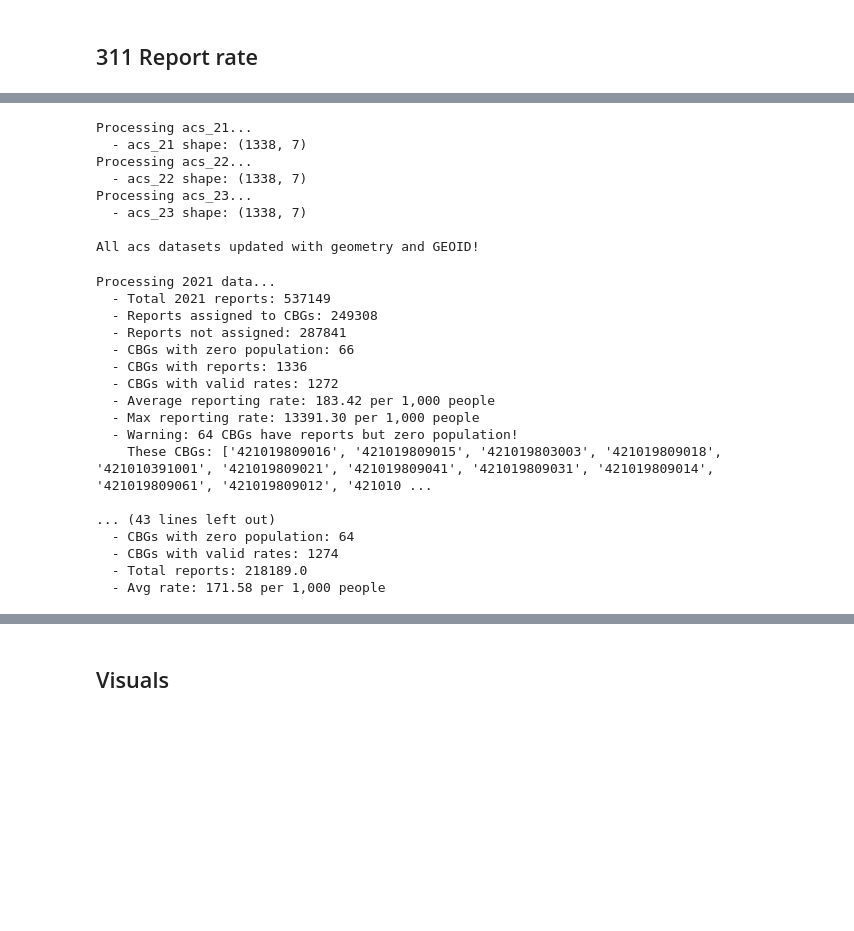
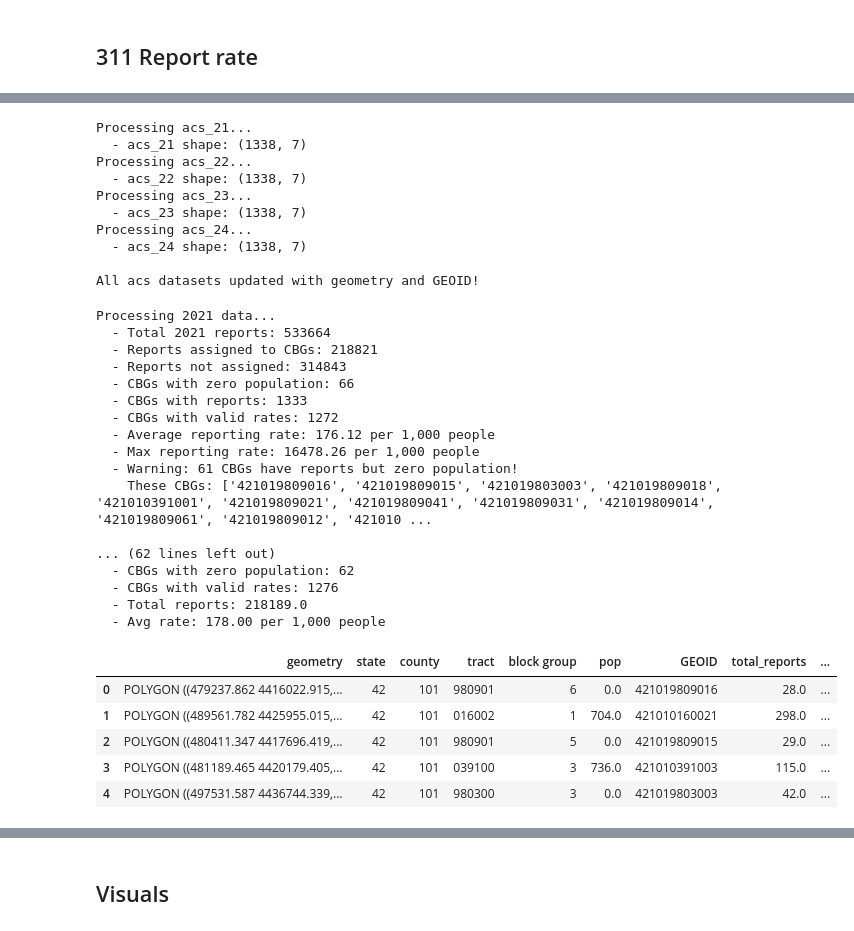
Before and after one commit to yuxinlg/Illegal-Dumping, a Jupyter notebook: code/acs.ipynb, the cells around one changed output, grey strips where cells are left out. Saved outputs shown, nothing was run; the diff lists cells and outputs as text; code cells hidden in the pictures; blank space fills up the shorter version.

```diff
--- a/code/acs.ipynb
+++ b/code/acs.ipynb
@@ -107,7 +209,8 @@ for year in years:
 ## 311 Report rate
 # %%
 ## import 311 data
-## load 2023 data
+pc311_24 = gpd.read_file('data/311/2024/public_cases_fc.shp')
+
 pc311_23 = gpd.read_file('data/311/2023/public_cases_fc.shp')
 
 ## load 2022 data
@@ -116,9 +219,9 @@ pc311_22 = gpd.read_file('data/311/2022/public_cases_fc.shp')
 ## load 2021 data
 pc311_21 = gpd.read_file('data/311/2021/public_cases_fc.shp')
 # %%
-datasets = [pc311_21, pc311_22, pc311_23]
-dataset_names = ['pc311_21', 'pc311_22', 'pc311_23']
-years = [2021, 2022, 2023]
+datasets = [pc311_24,pc311_21, pc311_22, pc311_23]
+dataset_names = ['pc311_24','pc311_21', 'pc311_22', 'pc311_23']
+years = [2021, 2022, 2023, 2024]
 
 # Process each dataset
 for i, df in enumerate(datasets):
@@ -138,7 +241,7 @@ for i, df in enumerate(datasets):
     print(f"{dataset_names[i]}: Removed {len(df) - len(df_filtered)} 'Illegal Dumping' rows, added year {years[i]}")
 
 # Reassign the cleaned datasets back to original variable names
-pc311_21, pc311_22, pc311_23 = datasets
+pc311_21, pc311_22, pc311_23, pc311_24 = datasets
 # %% [output]
 A value is trying to be set on a copy of a slice from a DataFrame.
 Try using .loc[row_indexer,col_indexer] = value instead
@@ -162,7 +264,7 @@ pc311_23: Removed 22590 'Illegal Dumping' rows, added year 2023
 ## prepare acs data
 
 # Store datasets in list for processing
-acs_datasets = [(acs_21, 'acs_21'), (acs_22, 'acs_22'), (acs_23, 'acs_23')]
+acs_datasets = [(acs_21, 'acs_21'), (acs_22, 'acs_22'), (acs_23, 'acs_23'),(acs_24, 'acs_24')]
 updated_datasets = []
 
 for acs_df, name in acs_datasets:
@@ -195,7 +297,7 @@ for acs_df, name in acs_datasets:
     print(f"  - {name} shape: {merged_df.shape}")
 
 # Reassign to original variable names
-acs_21, acs_22, acs_23 = updated_datasets
+acs_21, acs_22, acs_23, acs_24 = updated_datasets
 
 print("\nAll acs datasets updated with geometry and GEOID!")
 # %% [output]
@@ -205,13 +307,15 @@ Processing acs_22...
   - acs_22 shape: (1338, 7)
 Processing acs_23...
   - acs_23 shape: (1338, 7)
+Processing acs_24...
+  - acs_24 shape: (1338, 7)
 
 All acs datasets updated with geometry and GEOID!
 # %%
 # Store datasets in lists for processing
-pc311_datasets = [pc311_21, pc311_22, pc311_23]
-acs_datasets = [acs_21, acs_22, acs_23]
-years = [2021, 2022, 2023]
+pc311_datasets = [pc311_21, pc311_22, pc311_23, pc311_24]
+acs_datasets = [acs_21, acs_22, acs_23, acs_24]
+years = [2021, 2022, 2023, 2024]
 results = []
 
 for i, year in enumerate(years):
@@ -294,7 +398,7 @@ for i, year in enumerate(years):
     print()
 
 # Assign results back to original variable names
-acs_21_with_rates, acs_22_with_rates, acs_23_with_rates = results
+acs_21_with_rates, acs_22_with_rates, acs_23_with_rates, acs_24_with_rates = results
 
 print("Spatial join and reporting rate calculation completed!")
 
@@ -314,19 +418,28 @@ for i, (year, data) in enumerate(zip(years, results)):
     print()
 # %% [output]
 Processing 2021 data...
-  - Total 2021 reports: 537149
-  - Reports assigned to CBGs: 249308
-  - Reports not assigned: 287841
+  - Total 2021 reports: 533664
+  - Reports assigned to CBGs: 218821
+  - Reports not assigned: 314843
   - CBGs with zero population: 66
-  - CBGs with reports: 1336
+  - CBGs with reports: 1333
   - CBGs with valid rates: 1272
-  - Average reporting rate: 183.42 per 1,000 people
-  - Max reporting rate: 13391.30 per 1,000 people
-  - Warning: 64 CBGs have reports but zero population!
+  - Average reporting rate: 176.12 per 1,000 people
+  - Max reporting rate: 16478.26 per 1,000 people
+  - Warning: 61 CBGs have reports but zero population!
     These CBGs: ['421019809016', '421019809015', '421019803003', '421019809018', '421010391001', '421019809021', '421019809041', '421019809031', '421019809014', '421019809061', '421019809012', '421010 ...
 
-... (43 lines left out)
-  - CBGs with zero population: 64
-  - CBGs with valid rates: 1274
+... (62 lines left out)
+  - CBGs with zero population: 62
+  - CBGs with valid rates: 1276
   - Total reports: 218189.0
-  - Avg rate: 171.58 per 1,000 people
+  - Avg rate: 178.00 per 1,000 people
+# %%
+acs_21_with_rates.head()
+# %% [output]
+|  | geometry | state | county | tract | block group | pop | GEOID | total_reports | ... |
+| 0 | POLYGON ((479237.862 4416022.915,... | 42 | 101 | 980901 | 6 | 0.0 | 421019809016 | 28.0 | ... |
+| 1 | POLYGON ((489561.782 4425955.015,... | 42 | 101 | 016002 | 1 | 704.0 | 421010160021 | 298.0 | ... |
+| 2 | POLYGON ((480411.347 4417696.419,... | 42 | 101 | 980901 | 5 | 0.0 | 421019809015 | 29.0 | ... |
+| 3 | POLYGON ((481189.465 4420179.405,... | 42 | 101 | 039100 | 3 | 736.0 | 421010391003 | 115.0 | ... |
+| 4 | POLYGON ((497531.587 4436744.339,... | 42 | 101 | 980300 | 3 | 0.0 | 421019803003 | 42.0 | ... |
```
Also changed, not shown: parts of 22 cells of this notebook, 2 other files.
